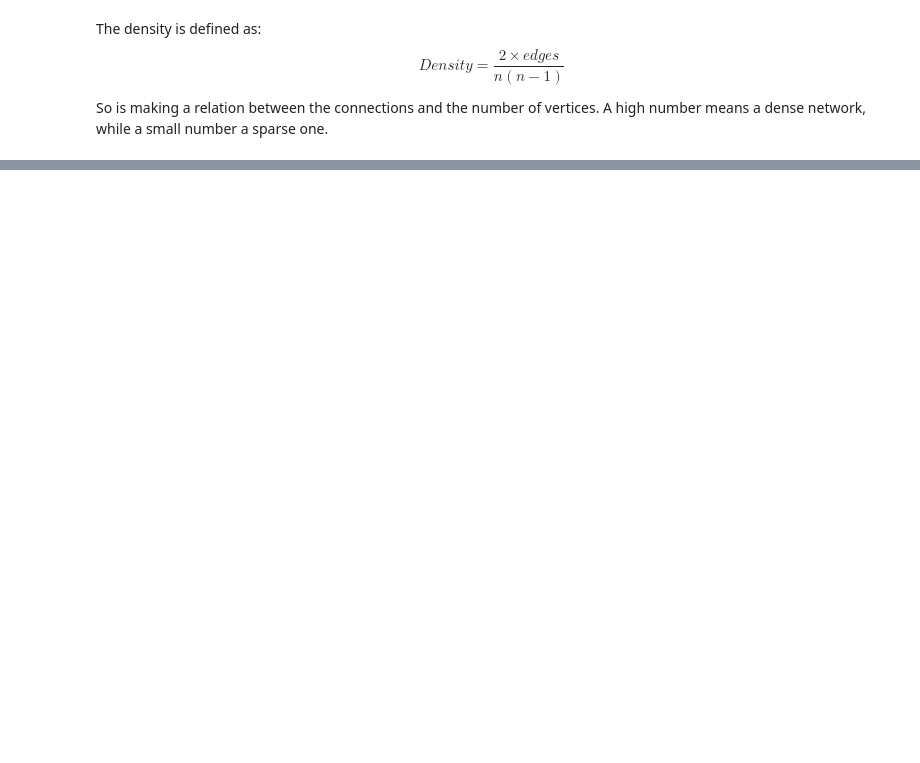
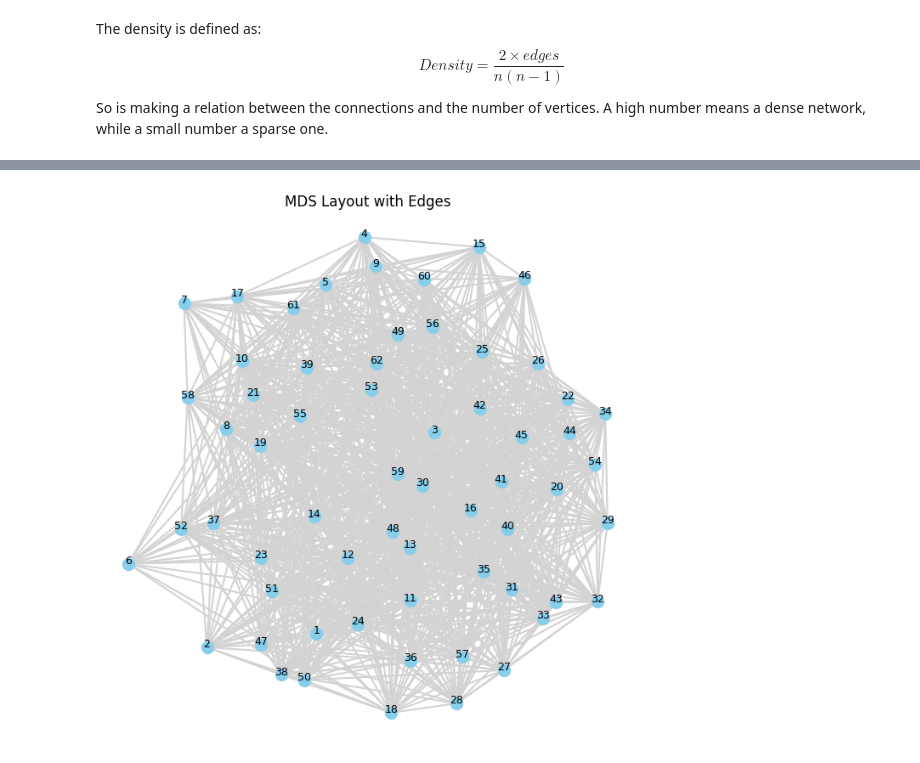
Before and after one commit to DanielLosada/UC3M-NetworkAnalysis, a Jupyter notebook: Assignment.ipynb, the cells around one changed output, grey strips where cells are left out. Saved outputs shown, nothing was run; the diff lists cells and outputs as text; code cells hidden in the pictures; blank space fills up the shorter version.

```diff
--- a/Assignment.ipynb
+++ b/Assignment.ipynb
@@ -414,0 +487,6 @@ else:
+# %%
+layout_dh = g.layout_davidson_harel()
+plot_energy_functions(g, layout_dh)
+
+# Plot
+ig.plot(g, layout=layout_dh, vertex_label=g.vs["label"], bbox=(600, 600), margin=40)
@@ -414,0 +565,31 @@ else:
+# %%
+from sklearn.manifold import MDS
+import numpy as np
+
+# Compute the shortest path distance matrix
+dist_matrix = g.shortest_paths()
+
+# Run MDS
+mds = MDS(n_components=2, dissimilarity='precomputed', random_state=42)
+mds_coords = mds.fit_transform(dist_matrix)
+# %%
+plt.figure(figsize=(8, 8))
+
+# Plot edges
+for edge in g.get_edgelist():
+    x0, y0 = mds_coords[edge[0]]
+    x1, y1 = mds_coords[edge[1]]
+    plt.plot([x0, x1], [y0, y1], color='lightgray', zorder=1)
+
+# Plot nodes
+plt.scatter(mds_coords[:, 0], mds_coords[:, 1], s=100, color='skyblue', zorder=2)
+
+# Add labels
+for i, label in enumerate(g.vs["name"]):
+    plt.text(mds_coords[i, 0], mds_coords[i, 1], label, fontsize=9, ha='center', zorder=3)
+
+plt.title("MDS Layout with Edges")
+plt.axis('off')
+plt.show()
+# %% [output]
+[figure, added]
```
Also changed, not shown: parts of 26 cells of this notebook.
